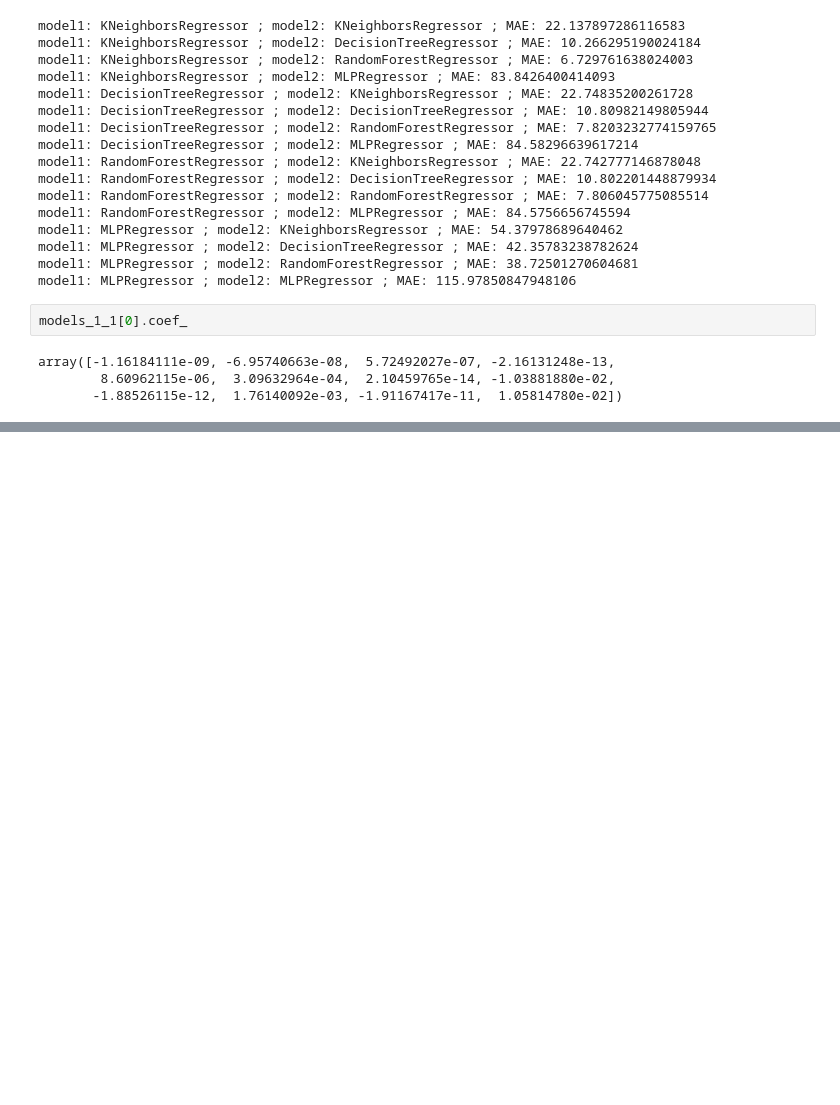
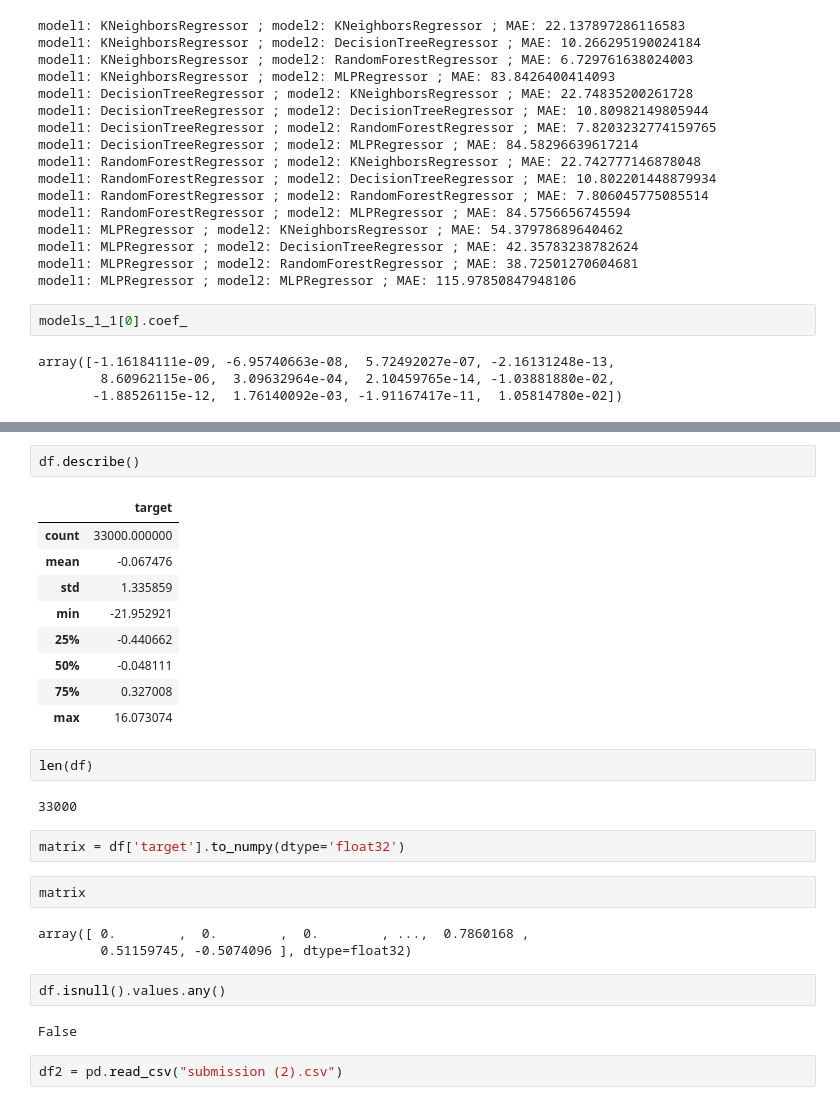
Before and after one commit to KingBoomie/ml2023-project, a Jupyter notebook: optiver-tests-by-erki.ipynb, the cells around one changed output, grey strips where cells are left out. Saved outputs shown, nothing was run; the diff lists cells and outputs as text; blank space fills up the shorter version.

```diff
--- a/optiver-tests-by-erki.ipynb
+++ b/optiver-tests-by-erki.ipynb
@@ -636,0 +644,29 @@ NameError: name 'dump' is not defined
+# %%
+df.describe()
+# %% [output]
+|  | target |
+| count | 33000.000000 |
+| mean | -0.067476 |
+| std | 1.335859 |
+| min | -21.952921 |
+| 25% | -0.440662 |
+| 50% | -0.048111 |
+| 75% | 0.327008 |
+| max | 16.073074 |
+# %%
+len(df)
+# %% [output]
+33000
+# %%
+matrix = df['target'].to_numpy(dtype='float32')
+# %%
+matrix
+# %% [output]
+array([ 0.        ,  0.        ,  0.        , ...,  0.7860168 ,
+        0.51159745, -0.5074096 ], dtype=float32)
+# %%
+df.isnull().values.any()
+# %% [output]
+False
+# %%
+df2 = pd.read_csv("submission (2).csv")
```
Also changed, not shown: parts of 7 cells of this notebook, 1 other file.
